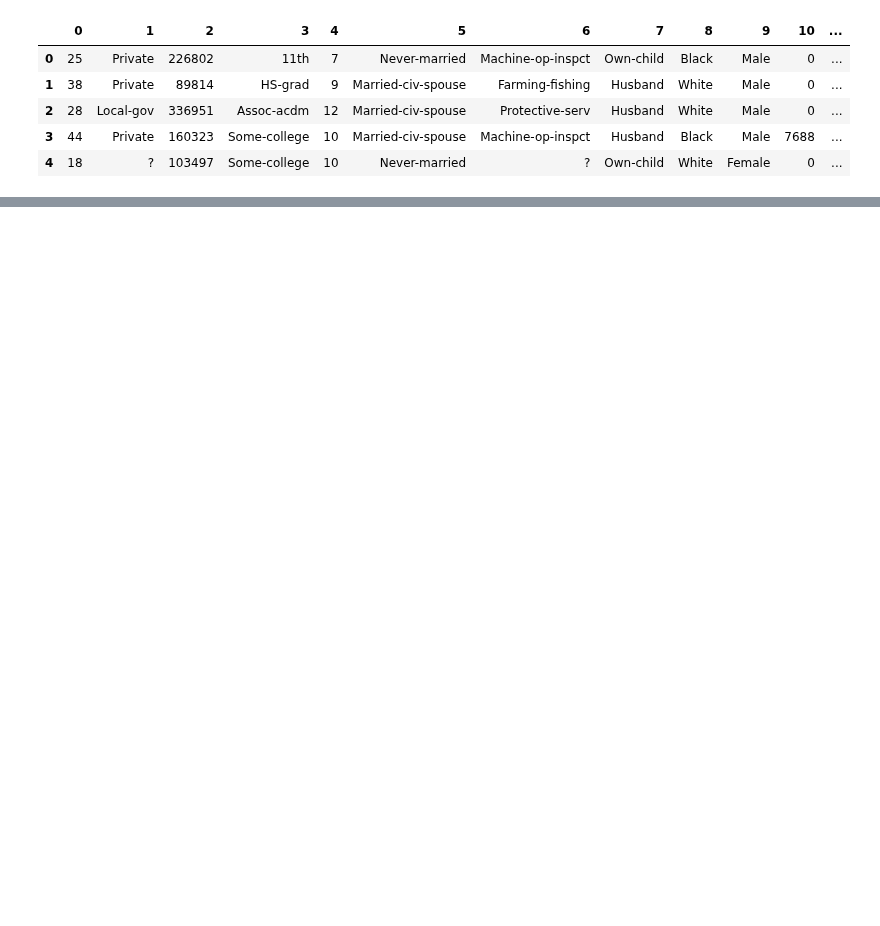
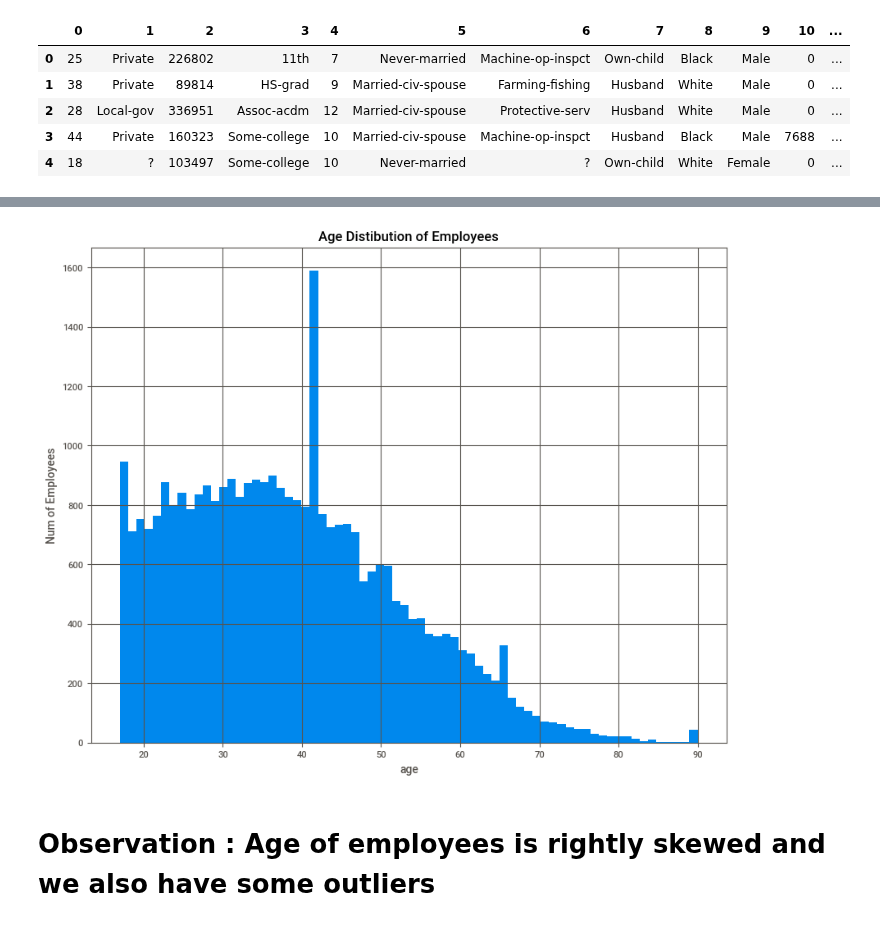
Before and after one commit to RancyChepchirchir/Assignments, a Jupyter notebook: 21.XGBoost_Assignment.ipynb, the cells around one changed output, grey strips where cells are left out. Saved outputs shown, nothing was run; the diff lists cells and outputs as text; code cells hidden in the pictures; blank space fills up the shorter version.

```diff
--- a/21.XGBoost_Assignment.ipynb
+++ b/21.XGBoost_Assignment.ipynb
@@ -42,0 +112,6 @@ print('Tr Data - rows:' , nba.shape[0],'columns:', nba.shape[1])
+# %%
+# if you want to operate on multiple columns, put them in a list like so:
+cols = train_set.columns
+
+# pass them to train_set.replace(), specifying each char and it's replacement:
+train_set[cols] = train_set[cols].replace({'\$': '', ',': '','<':'','=':'','K':''}, regex=True)
@@ -42,0 +149,11 @@ print('Tr Data - rows:' , nba.shape[0],'columns:', nba.shape[1])
+# %%
+plt.figure(figsize=(10,8))
+train_set['age'].hist(bins=70)
+plt.title("Age Distibution of Employees")
+plt.xlabel("age")
+plt.ylabel("Num of Employees")
+plt.show()
+# %% [output]
+[figure, added]
+# %% [markdown]
+# Observation : Age of employees is rightly skewed and we also have some outliers
```
Also changed, not shown: parts of 26 cells of this notebook, 2 other files.
